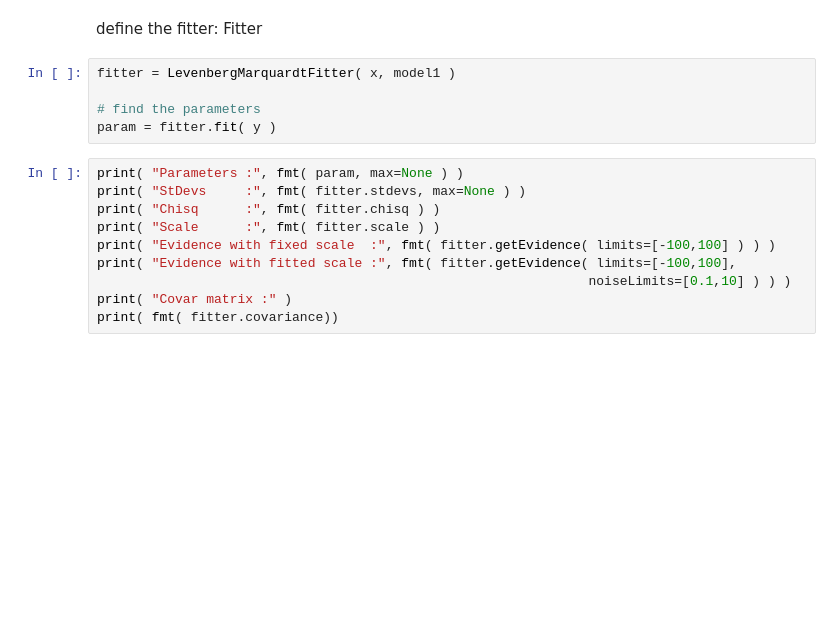
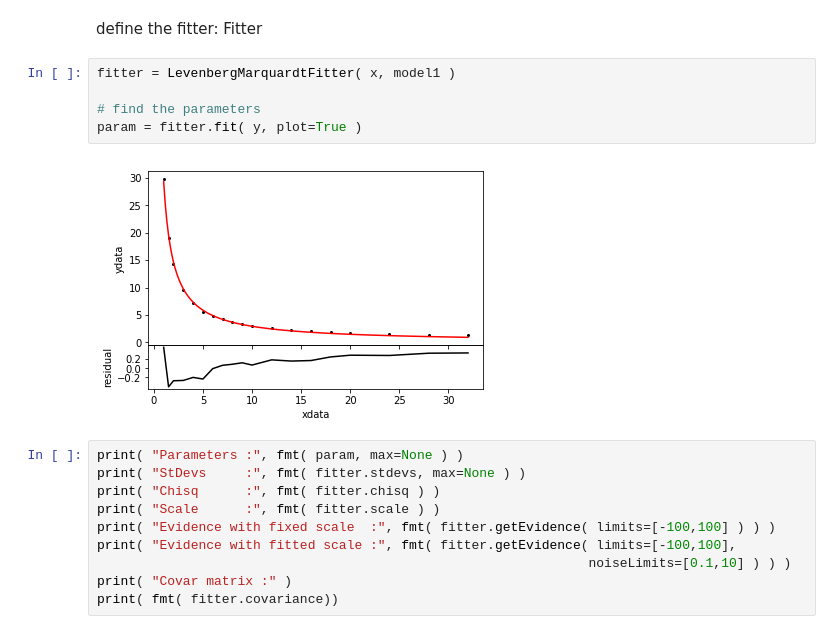
Before and after one commit to dokester/BayesicFitting, a Jupyter notebook: BayesicFitting/examples/boyles-law.ipynb, the cells around one changed output. Drawn from its saved outputs; the diff is of its cells as text; blank space fills up the shorter version.

```diff
--- a/BayesicFitting/examples/boyles-law.ipynb
+++ b/BayesicFitting/examples/boyles-law.ipynb
@@ -60,8 +60,10 @@ define the fitter: Fitter
 # %%
 fitter = LevenbergMarquardtFitter( x, model1 )
 
 # find the parameters
-param = fitter.fit( y )
+param = fitter.fit( y, plot=True )
+# %% [output]
+[figure, added]
 # %%
 print( "Parameters :", fmt( param, max=None ) )
 print( "StDevs     :", fmt( fitter.stdevs, max=None ) )
```
Also changed, not shown: parts of 14 cells of this notebook, 26 other files.
